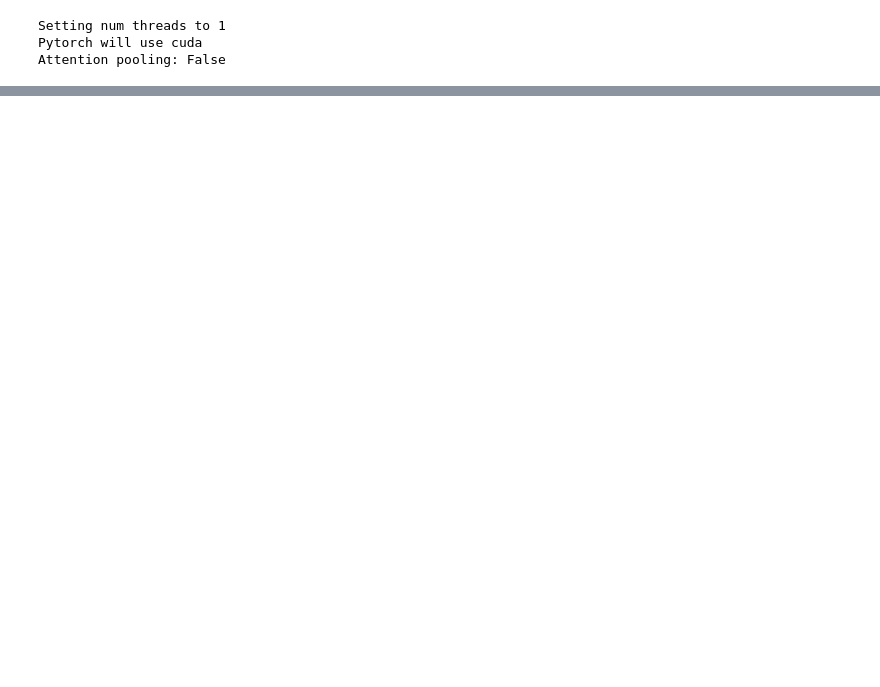
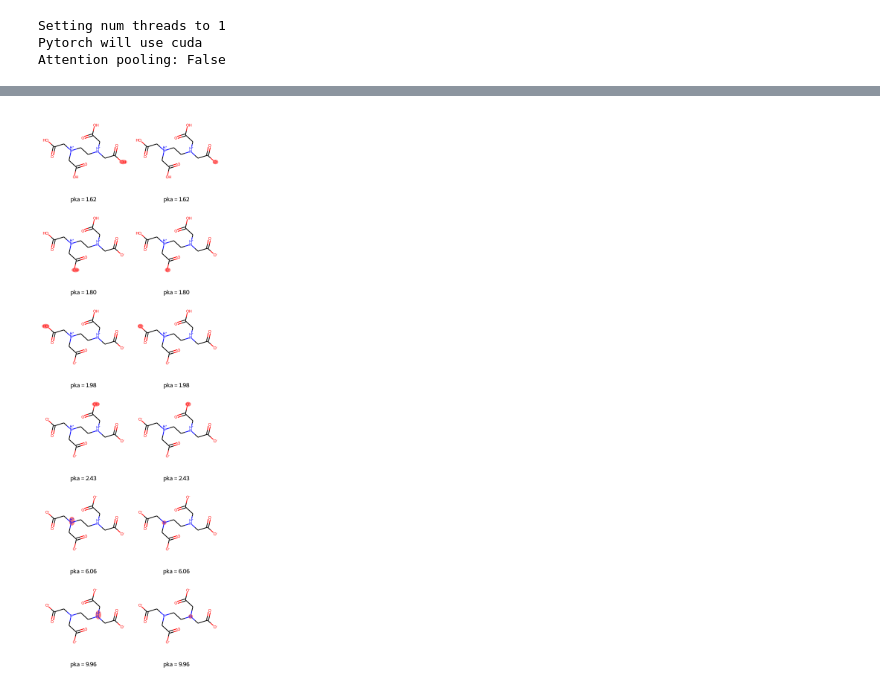
Before and after one commit to mayrf/pkasolver, a Jupyter notebook: notebooks/query_example.ipynb, the cells around one changed output, grey strips where cells are left out. Cells and saved outputs as stored; diff of their text form; code cells hidden in the pictures; blank space fills up the shorter version.

Commit message:
finished query api

```diff
--- a/notebooks/query_example.ipynb
+++ b/notebooks/query_example.ipynb
@@ -38,0 +24,14 @@ Draw.MolToImage(mol, size=(450,450))
+# %%
+mols, pkas, atoms = smiles_query("O=C([O-])C[NH+](CCN(CC(=O)[O-])CC(=O)[O-])CC(=O)[O-]", output_smiles=True)
+print("Smiles query results (smiles output):")
+print(f"mols_list: {mols},\npka_list: {pkas},\natom_list: {atoms} \n")
+
+mols, pkas, atoms = inchi_query(
+    'InChI=1S/C10H16N2O8/c13-7(14)3-11(4-8(15)16)1-2-12(5-9(17)18)6-10(19)20/h1-6H2,(H,13,14)(H,15,16)(H,17,18)(H,19,20)/p+2',
+    output_inchi=True)
+print("Inchi query results (inchi_output):")
+print(f"mols_list: {mols},\npka_list: {pkas},\natom_list: {atoms} \n")
+
+mols, pkas, atoms = smiles_query("O=C([O-])C[NH+](CCN(CC(=O)[O-])CC(=O)[O-])CC(=O)[O-]")
+print("Smiles query results (mol output):")
+print(f"mols_list: {mols},\npka_list: {pkas},\natom_list: {atoms} \n")
@@ -38,0 +53,4 @@ Draw.MolToImage(mol, size=(450,450))
+# %%
+draw_pka_reactions(mols, pkas, atoms)
+# %% [output]
+[figure, added]
```
Also changed, not shown: parts of 10 cells of this notebook, 4 other files.
